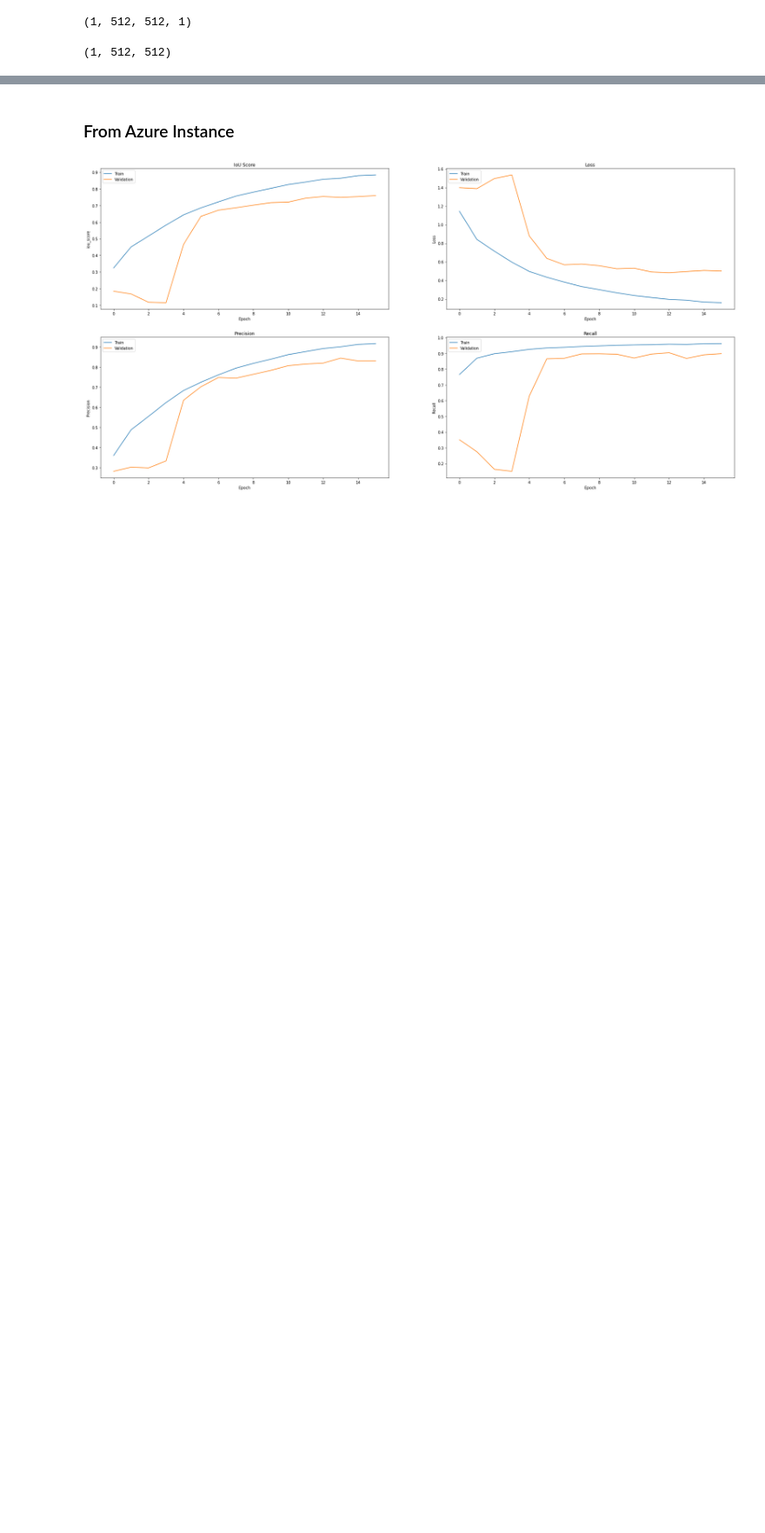
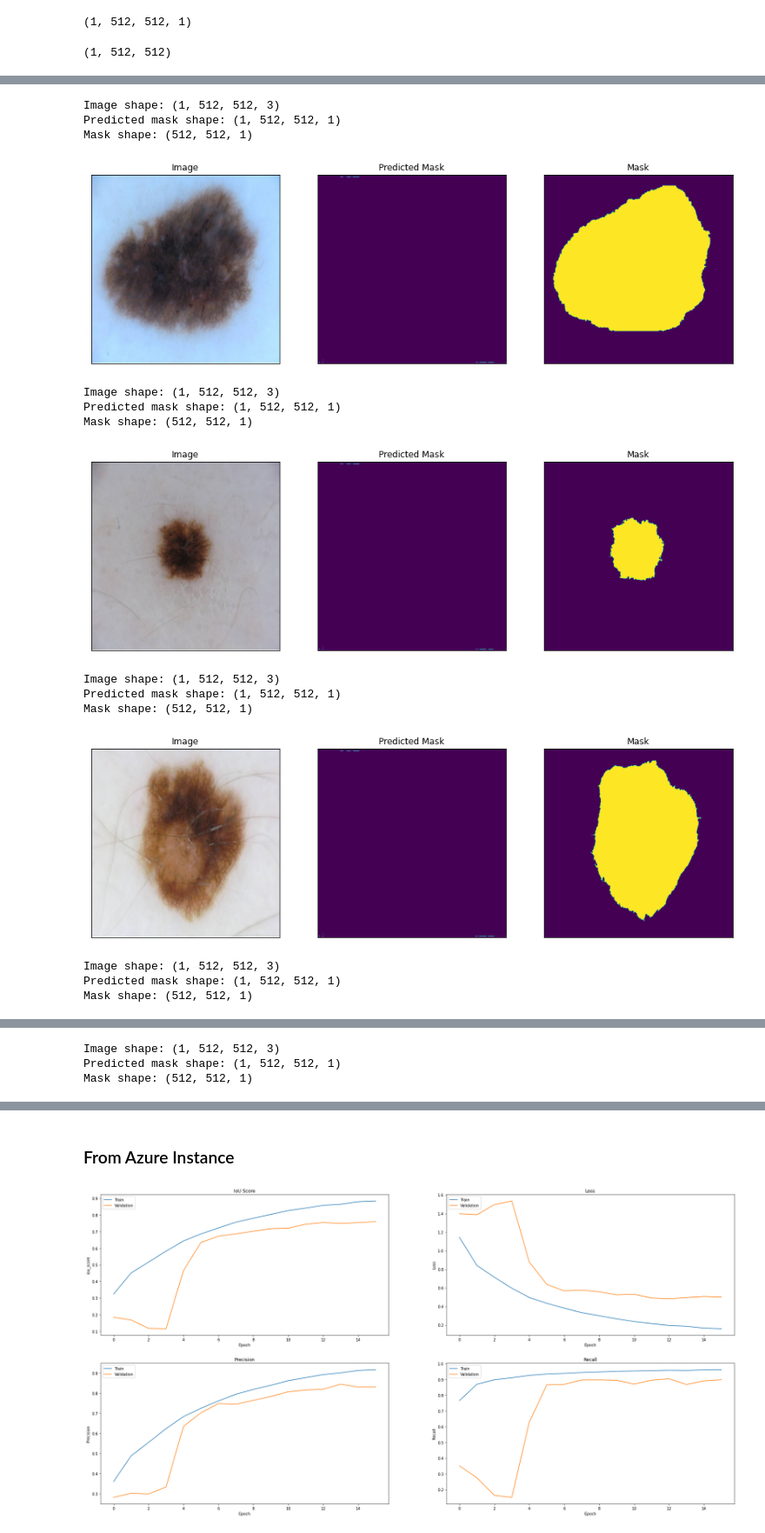
Before and after one commit to jhabr/xcs229ii_final_project, a Jupyter notebook: code/notebooks/baseline.ipynb, the cells around one changed output, grey strips where cells are left out. Shown at 87% size. Cells and saved outputs as stored; diff of their text form; code cells hidden in the pictures; blank space fills up the shorter version.

```diff
--- a/code/notebooks/baseline.ipynb
+++ b/code/notebooks/baseline.ipynb
@@ -63,0 +95,28 @@ train_masks = simple_data_loader.get_masks()
+# %%
+from utils.helper import Visualisation
+
+def plot_images_masks(model, images, masks=None):
+    for index, image in enumerate(images):
+        image = np.expand_dims(image, axis=0)
+        print(f"Image shape: {image.shape}")
+
+        predicted_mask = model.predict(image).round()
+        print(f"Predicted mask shape: {predicted_mask.shape}")
+
+        mask = None
+
+        if masks is not None:
+            mask = masks[index]
+            print(f"Mask shape: {mask.shape}")
+
+        if mask is None:
+            Visualisation().plot_images(
+                image=image.squeeze(),
+                predicted_mask=predicted_mask[..., 0].squeeze()
+            )
+        else:
+            Visualisation().plot_images(
+                image=image.squeeze(),
+                predicted_mask=predicted_mask[..., 0].squeeze(),
+                mask=mask.squeeze()
+            )
@@ -124,0 +160,18 @@ for index, train_image in enumerate(simple_data_loader.get_images()):
+# %%
+plot_images_masks(model, train_images, train_masks)
+# %% [output]
+Image shape: (1, 512, 512, 3)
+Predicted mask shape: (1, 512, 512, 1)
+Mask shape: (512, 512, 1)
+[figure, added]
+Image shape: (1, 512, 512, 3)
+Predicted mask shape: (1, 512, 512, 1)
+Mask shape: (512, 512, 1)
+[figure, added]
+Image shape: (1, 512, 512, 3)
+Predicted mask shape: (1, 512, 512, 1)
+Mask shape: (512, 512, 1)
+[figure, added]
+Image shape: (1, 512, 512, 3)
+Predicted mask shape: (1, 512, 512, 1)
+Mask shape: (512, 512, 1)
@@ -124,0 +179,3 @@ for index, train_image in enumerate(simple_data_loader.get_images()):
+Image shape: (1, 512, 512, 3)
+Predicted mask shape: (1, 512, 512, 1)
+Mask shape: (512, 512, 1)
```
Also changed, not shown: parts of 18 cells of this notebook.
